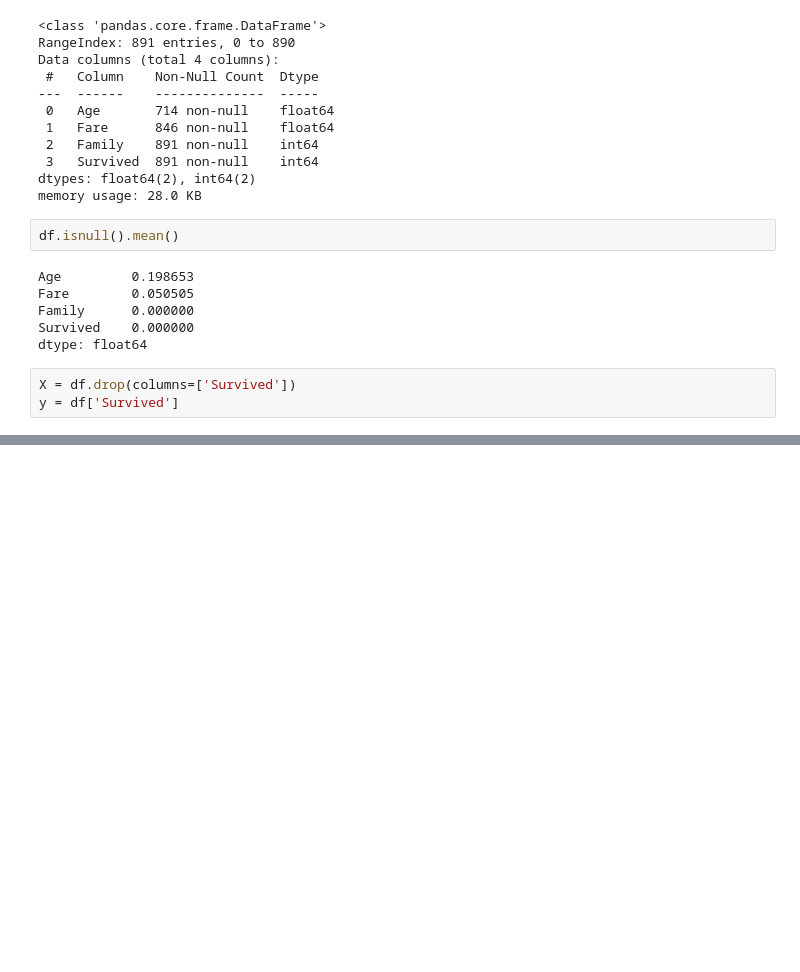
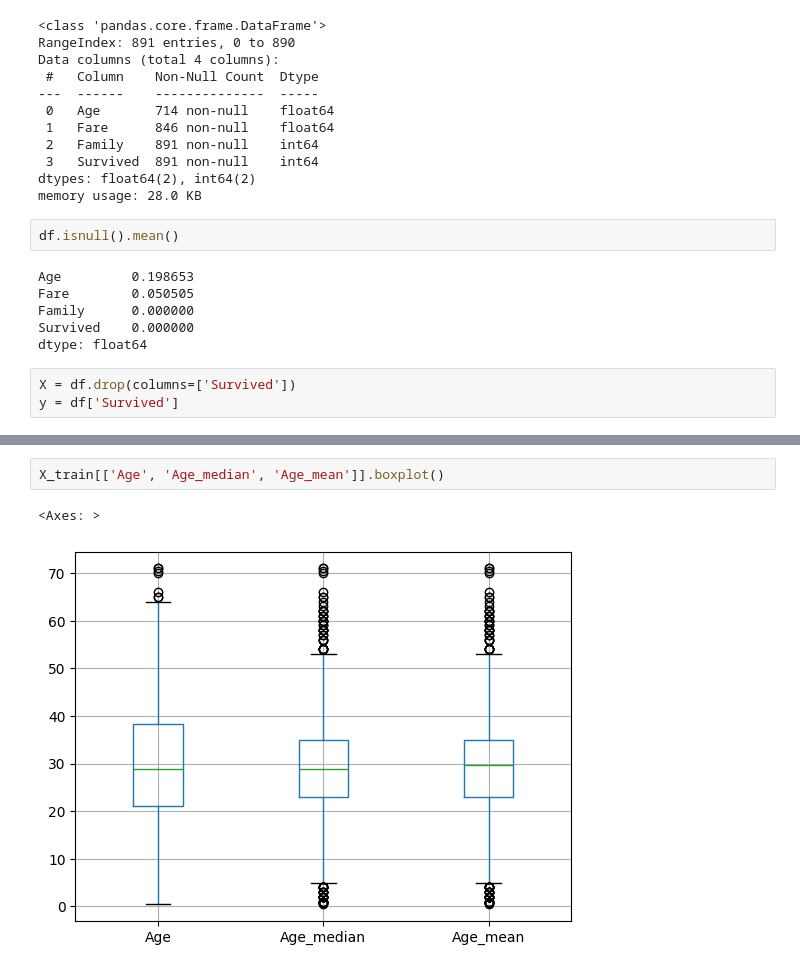
Before and after one commit to RaunakSachdeva2004/ML-100-Days, a Jupyter notebook: day36-imputing-numerical-data/mean-median-imputation.ipynb, the cells around one changed output, grey strips where cells are left out. Saved outputs shown, nothing was run; the diff lists cells and outputs as text; blank space fills up the shorter version.

```diff
--- a/day36-imputing-numerical-data/mean-median-imputation.ipynb
+++ b/day36-imputing-numerical-data/mean-median-imputation.ipynb
@@ -45,0 +154,5 @@ y = df['Survived']
+# %%
+X_train[['Age', 'Age_median', 'Age_mean']].boxplot()
+# %% [output]
+<Axes: >
+[figure, added]
```
Also changed, not shown: parts of 22 cells of this notebook.
